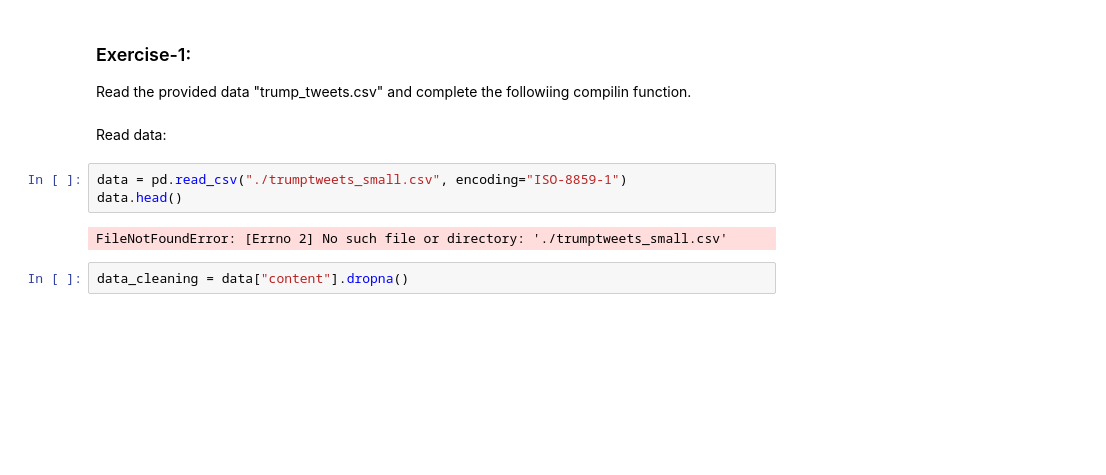
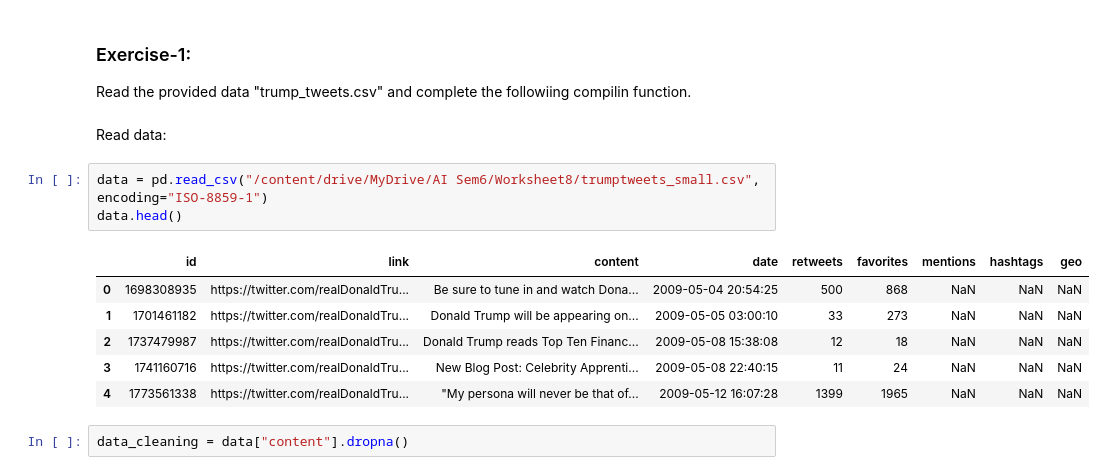
Before and after one commit to NirjalaManandhar/AI-Workshop, a Jupyter notebook: Week8/2025_W08_Text_Pre_processing_Questions.ipynb, the cells around one changed output. Cells and saved outputs as stored; diff of their text form; blank space fills up the shorter version.

```diff
--- a/Week8/2025_W08_Text_Pre_processing_Questions.ipynb
+++ b/Week8/2025_W08_Text_Pre_processing_Questions.ipynb
@@ -381,10 +381,15 @@ Read the provided data "trump_tweets.csv" and complete the followiing compilin f
 # %% [markdown]
 Read data:
 # %%
-data = pd.read_csv("./trumptweets_small.csv", encoding="ISO-8859-1")
+data = pd.read_csv("/content/drive/MyDrive/AI Sem6/Worksheet8/trumptweets_small.csv", encoding="ISO-8859-1")
 data.head()
 # %% [output]
-FileNotFoundError: [Errno 2] No such file or directory: './trumptweets_small.csv'
+|  | id | link | content | date | retweets | favorites | mentions | hashtags | geo |
+| 0 | 1698308935 | https://twitter.com/realDonaldTru... | Be sure to tune in and watch Dona... | 2009-05-04 20:54:25 | 500 | 868 | NaN | NaN | NaN |
+| 1 | 1701461182 | https://twitter.com/realDonaldTru... | Donald Trump will be appearing on... | 2009-05-05 03:00:10 | 33 | 273 | NaN | NaN | NaN |
+| 2 | 1737479987 | https://twitter.com/realDonaldTru... | Donald Trump reads Top Ten Financ... | 2009-05-08 15:38:08 | 12 | 18 | NaN | NaN | NaN |
+| 3 | 1741160716 | https://twitter.com/realDonaldTru... | New Blog Post: Celebrity Apprenti... | 2009-05-08 22:40:15 | 11 | 24 | NaN | NaN | NaN |
+| 4 | 1773561338 | https://twitter.com/realDonaldTru... | "My persona will never be that of... | 2009-05-12 16:07:28 | 1399 | 1965 | NaN | NaN | NaN |
 # %%
 data_cleaning = data["content"].dropna()
 # %%
```
Also changed, not shown: parts of 2 cells of this notebook.
